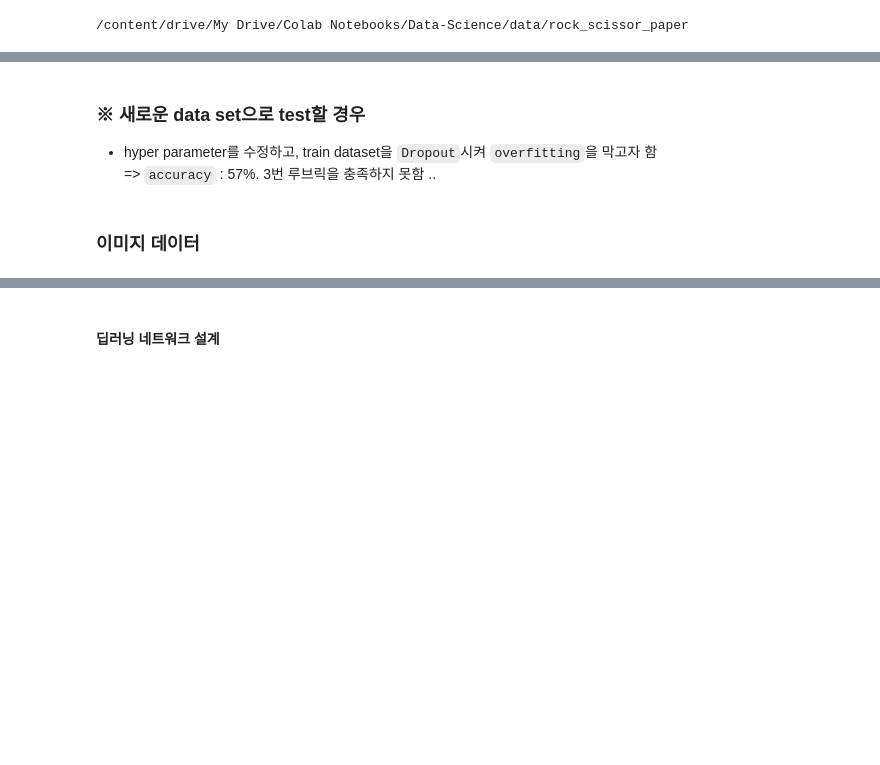
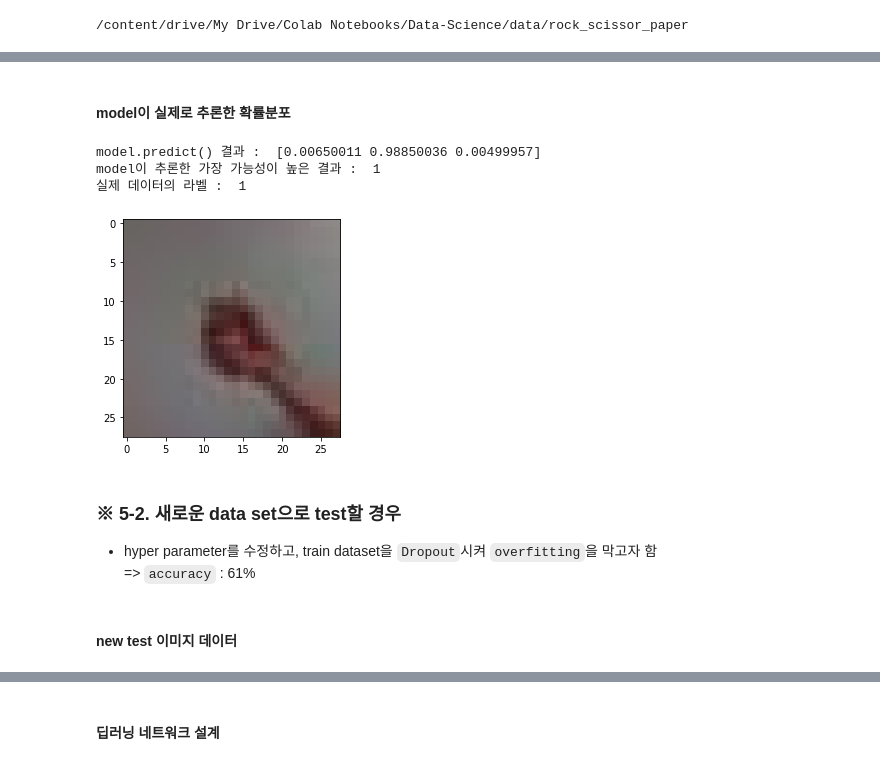
Before and after one commit to kimyeondu/Data-Science, a Jupyter notebook: Exploration/Rock_Scissor_Paper.ipynb, the cells around one changed output, grey strips where cells are left out. Saved outputs shown, nothing was run; the diff lists cells and outputs as text; code cells hidden in the pictures; blank space fills up the shorter version.

```diff
--- a/Exploration/Rock_Scissor_Paper.ipynb
+++ b/Exploration/Rock_Scissor_Paper.ipynb
@@ -196,6 +205,6 @@ model.compile(optimizer='adam',
              loss='sparse_categorical_crossentropy',
              metrics=['accuracy'])
 
-model.fit(x_train, y_train, epochs=10)
+model.fit(x_train_split, y_train_split, epochs=train_epoch)
 # %% [output]
 Epoch 1/10
@@ -239,9 +241,27 @@ test_accuracy: 0.920041561126709
+# %% [markdown]
+#### model이 실제로 추론한 확률분포
+# %%
+#예측
+predicted_result = model.predict(x_test)  # model이 추론한 확률값.
+predicted_labels = np.argmax(predicted_result, axis=1)
+
+idx=1  #1번째 x_test를 살펴보자.
+print('model.predict() 결과 : ', predicted_result[idx])
+print('model이 추론한 가장 가능성이 높은 결과 : ', predicted_labels[idx])
+print('실제 데이터의 라벨 : ', y_test[idx])
+plt.imshow(x_test[idx],cmap=plt.cm.binary)
+plt.show()
+# %% [output]
+model.predict() 결과 :  [0.00650011 0.98850036 0.00499957]
+model이 추론한 가장 가능성이 높은 결과 :  1
+실제 데이터의 라벨 :  1
+[figure, added]
 # %% [markdown]
-### ※ 새로운 data set으로 test할 경우
+### **※ 5-2. 새로운 data set으로 test할 경우**
 - hyper parameter를 수정하고, train dataset을 `Dropout`시켜 `overfitting`을 막고자 함
-=> `accuracy` : 57%. 3번 루브릭을 충족하지 못함 ..
+=> `accuracy` : 61%
 # %% [markdown]
-### 이미지 데이터
+#### new test 이미지 데이터
 # %%
 !pwd
 %cd ../test/rock/
```
Also changed, not shown: parts of 28 cells of this notebook.
